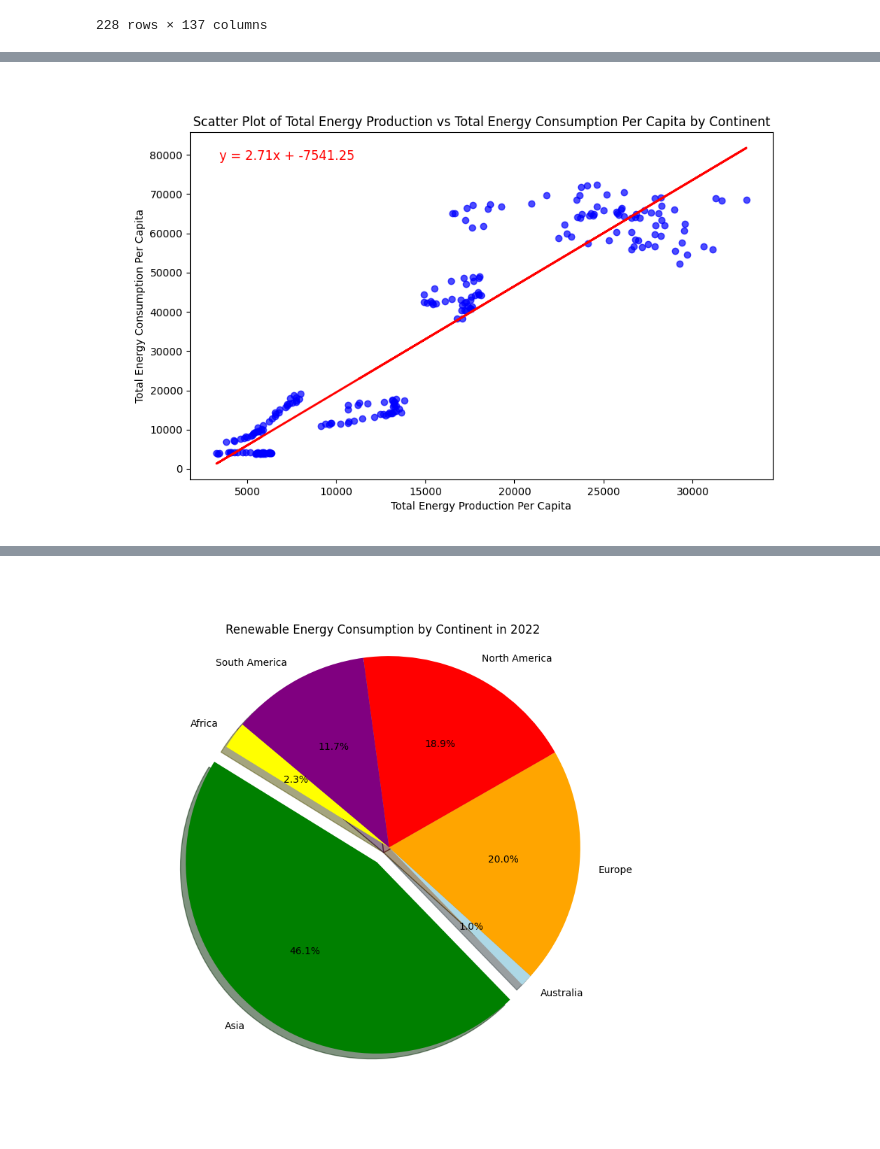
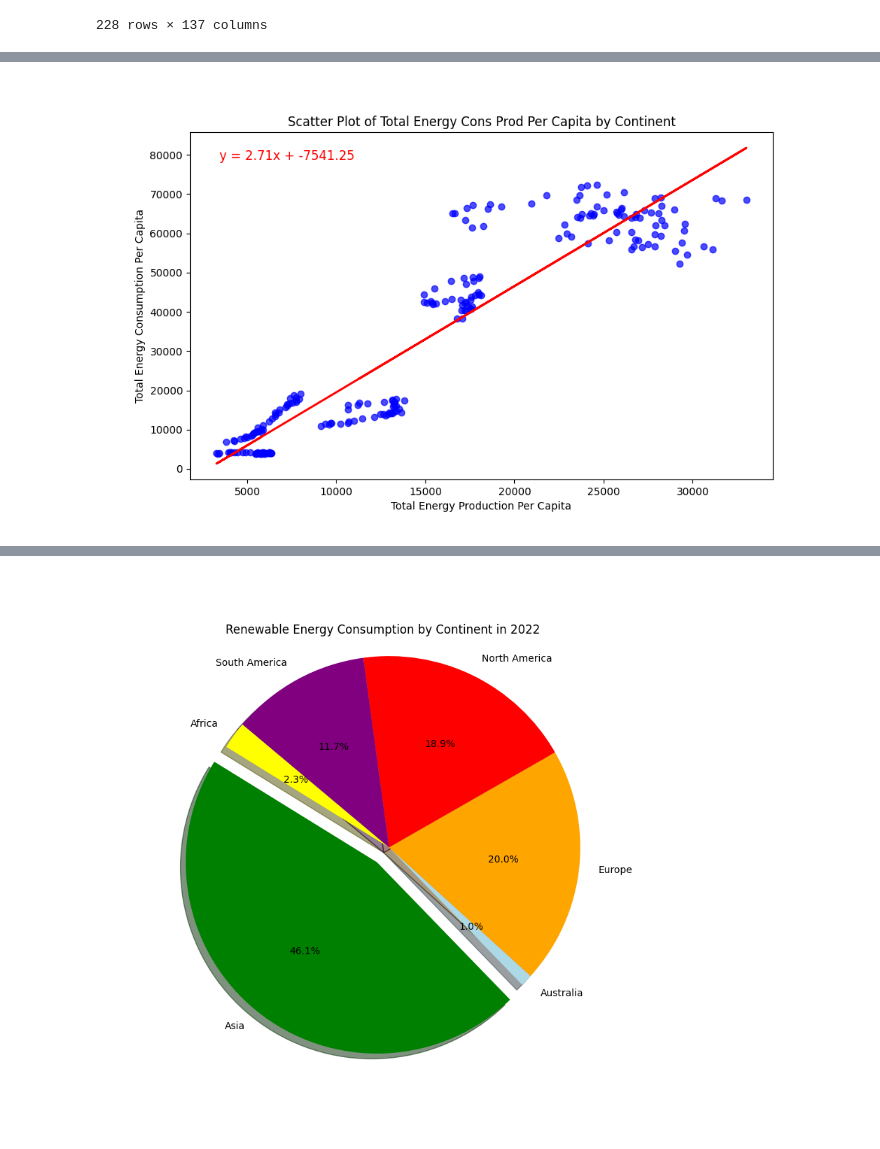
Before and after one commit to skythelimitdt/data_analytics_proj1, a Jupyter notebook: world_energy_consumption.ipynb, the cells around one changed output, grey strips where cells are left out. Drawn from its saved outputs; the diff is of its cells as text; code cells hidden in the pictures.

```diff
--- a/world_energy_consumption.ipynb
+++ b/world_energy_consumption.ipynb
@@ -1350,26 +1350,26 @@ Correlation between total energy consumption per capita and total energy product
 # %%
 # Perform linear regression to get the line equation
 slope, intercept, r_value, p_value, std_err = linregress(
     six_continents['total_prod_per_capita'], six_continents['total_cons_per_capita']
 )
 
 # Scatter plot with regression line
 plt.figure(figsize=(10, 6))
 plt.scatter(six_continents['total_prod_per_capita'], six_continents['total_cons_per_capita'], alpha=0.7, color='blue')
 plt.plot(six_continents['total_prod_per_capita'], slope * six_continents['total_prod_per_capita'] + intercept, color='red', linewidth=2)
 
 # Add labels and title
-plt.title("Scatter Plot of Total Energy Production vs Total Energy Consumption Per Capita by Continent")
+plt.title("Scatter Plot of Total Energy Cons Prod Per Capita by Continent")
 plt.xlabel("Total Energy Production Per Capita")
 plt.ylabel("Total Energy Consumption Per Capita")
 
 # Display the line equation on the plot
 line_eq = f"y = {slope:.2f}x + {intercept:.2f}"
 plt.text(0.05, 0.95, line_eq, transform=plt.gca().transAxes, color="red", fontsize=12, verticalalignment="top")
 
 # Show plot
 plt.show()
 
 print(slope, intercept, r_value, p_value, std_err)
 # %% [output]
-[figure, old version]
+[figure, new version]
```
Also changed, not shown: parts of 6 cells of this notebook, 8 other files.
